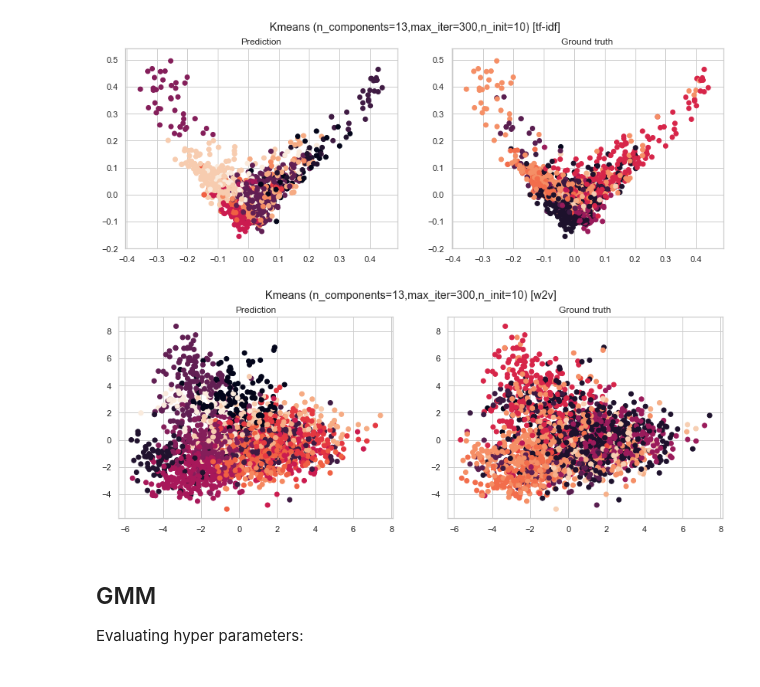
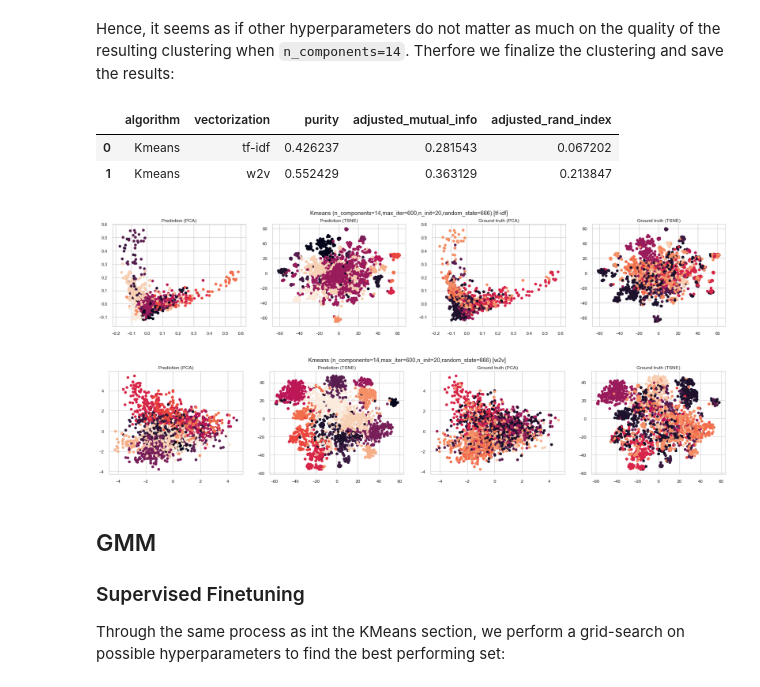
Before and after one commit to vahidzee/advanced-information-retrieval, a Jupyter notebook: clustering.ipynb, the cells around one changed output. Saved outputs shown, nothing was run; the diff lists cells and outputs as text; code cells hidden in the pictures.

```diff
--- a/clustering.ipynb
+++ b/clustering.ipynb
@@ -10,5 +16,6 @@ sns.set_theme(style="whitegrid")
 # %%
 dim=64
-data, major_labels, minor_labels = clust.load_data(stem=False, lemmatize=True, remove_conjunctions=False)
-tfidf, w2v = clust.vectorize(data, w2v_options=dict(size=dim, iter=1000, min_count=1)) # vectorization
-pca_tfidf = clust.pca(dim, tfidf.toarray())
+data, major_labels, minor_labels = clust.load_data(stem=False, lemmatize=True, remove_conjunctions=True)
+tfidf, w2v = clust.vectorize(data, w2v_options=dict(size=dim, iter=128, min_count=2)) # vectorization
+pca_tfidf = clust.pca(dim, tfidf.toarray(), random_state=random_state)
+print('Number of major tags:', len(major_labels))
@@ -34,9 +120,18 @@ Finalizing clustering with `n_components=13`, `max_iter=300`, and `n_init=10`.
+# %% [markdown]
+Hence, it seems as if other hyperparameters do not matter as much on the quality of the resulting clustering when `n_components=14`. Therfore we finalize the clustering and save the results:
 # %%
-kmeans_res = clust.cluster(data, algorithm=clust.kmeans, tfidf=pca_tfidf, w2v=w2v, options=dict(n_components=13, max_iter=300, n_init=10), save=True)
+kmeans_res = clust.cluster(data, algorithm=clust.kmeans, tfidf=pca_tfidf, w2v=w2v,
+                           options=dict(n_components=len(major_labels), max_iter=600, n_init=20, random_state=random_state),
+                           save=True)
+clust.evaluate_results(kmeans_res, data=data)
 # %% [output]
+|  | algorithm | vectorization | purity | adjusted_mutual_info | adjusted_rand_index |
+| 0 | Kmeans | tf-idf | 0.426237 | 0.281543 | 0.067202 |
+| 1 | Kmeans | w2v | 0.552429 | 0.363129 | 0.213847 |
-[figure, old version]
+[figure, new version]
-[figure, old version]
+[figure, new version]
-# %% [markdown]
-## GMM
-Evaluating hyper parameters:
+# %% [markdown]
+## GMM
+### Supervised Finetuning
+Through the same process as int the KMeans section, we perform a grid-search on possible hyperparameters to find the best performing set:
 # %%
```
Also changed, not shown: parts of 44 cells of this notebook, 1 other file.
